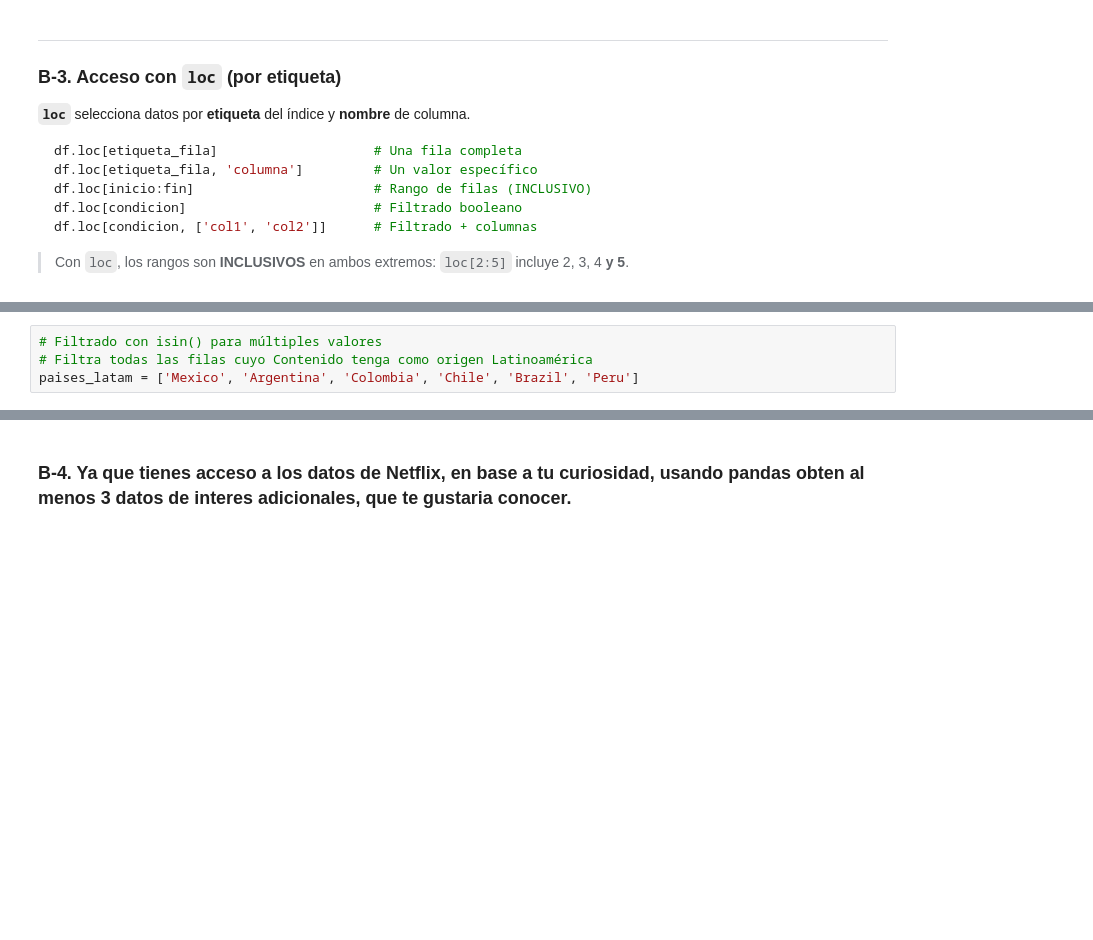
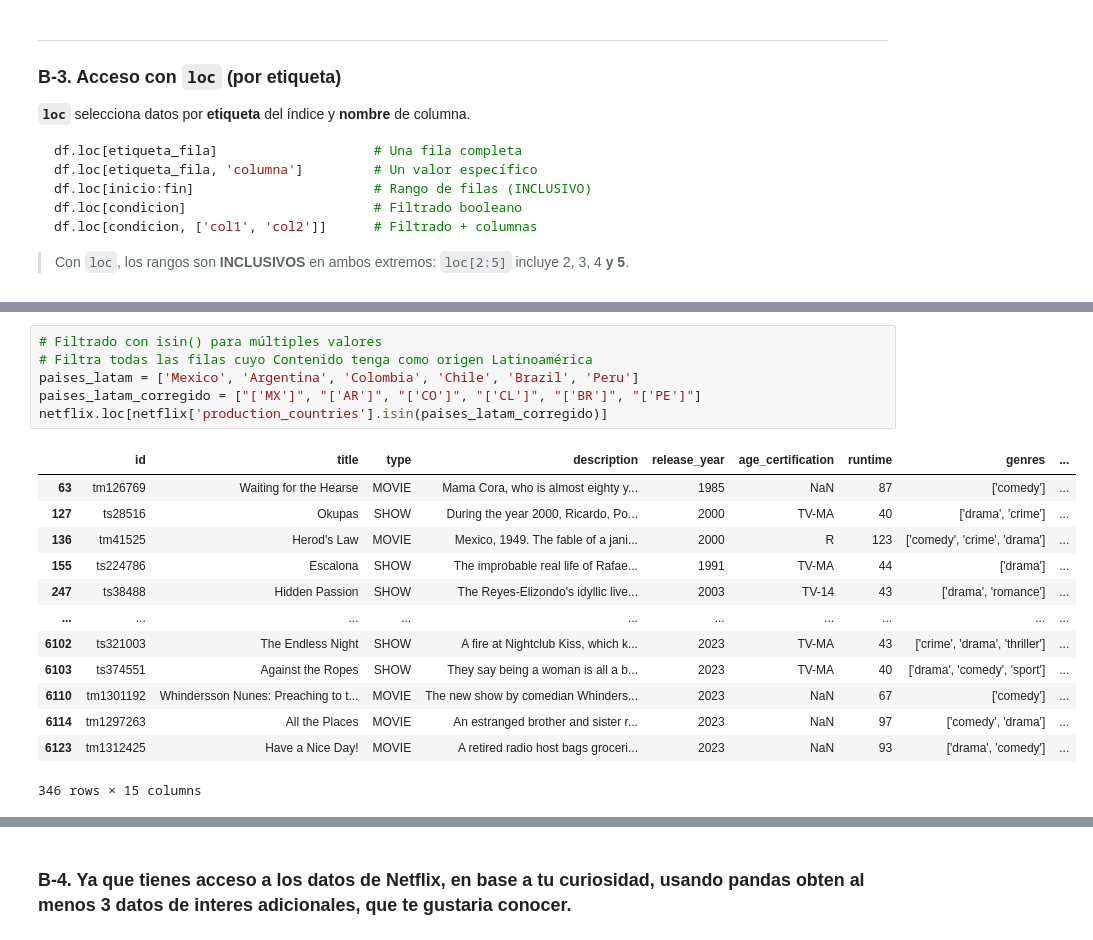
Before and after one commit to sghast/ADD, a Jupyter notebook: Parte 2 Deber/Concatenacion datos y analisis texto.ipynb, the cells around one changed output, grey strips where cells are left out. Saved outputs shown, nothing was run; the diff lists cells and outputs as text; blank space fills up the shorter version.

```diff
--- a/Parte 2 Deber/Concatenacion datos y analisis texto.ipynb
+++ b/Parte 2 Deber/Concatenacion datos y analisis texto.ipynb
@@ -419,7 +456,23 @@ df.loc[condicion, ['col1', 'col2']]      # Filtrado + columnas
 # %%
 # Filtrado con isin() para múltiples valores
 # Filtra todas las filas cuyo Contenido tenga como origen Latinoamérica
 paises_latam = ['Mexico', 'Argentina', 'Colombia', 'Chile', 'Brazil', 'Peru']
+paises_latam_corregido = ["['MX']", "['AR']", "['CO']", "['CL']", "['BR']", "['PE']"]
+netflix.loc[netflix['production_countries'].isin(paises_latam_corregido)]
+# %% [output]
+|  | id | title | type | description | release_year | age_certification | runtime | genres | ... |
+| 63 | tm126769 | Waiting for the Hearse | MOVIE | Mama Cora, who is almost eighty y... | 1985 | NaN | 87 | ['comedy'] | ... |
+| 127 | ts28516 | Okupas | SHOW | During the year 2000, Ricardo, Po... | 2000 | TV-MA | 40 | ['drama', 'crime'] | ... |
+| 136 | tm41525 | Herod's Law | MOVIE | Mexico, 1949. The fable of a jani... | 2000 | R | 123 | ['comedy', 'crime', 'drama'] | ... |
+| 155 | ts224786 | Escalona | SHOW | The improbable real life of Rafae... | 1991 | TV-MA | 44 | ['drama'] | ... |
+| 247 | ts38488 | Hidden Passion | SHOW | The Reyes-Elizondo's idyllic live... | 2003 | TV-14 | 43 | ['drama', 'romance'] | ... |
+| ... | ... | ... | ... | ... | ... | ... | ... | ... | ... |
+| 6102 | ts321003 | The Endless Night | SHOW | A fire at Nightclub Kiss, which k... | 2023 | TV-MA | 43 | ['crime', 'drama', 'thriller'] | ... |
+| 6103 | ts374551 | Against the Ropes | SHOW | They say being a woman is all a b... | 2023 | TV-MA | 40 | ['drama', 'comedy', 'sport'] | ... |
+| 6110 | tm1301192 | Whindersson Nunes: Preaching to t... | MOVIE | The new show by comedian Whinders... | 2023 | NaN | 67 | ['comedy'] | ... |
+| 6114 | tm1297263 | All the Places | MOVIE | An estranged brother and sister r... | 2023 | NaN | 97 | ['comedy', 'drama'] | ... |
+| 6123 | tm1312425 | Have a Nice Day! | MOVIE | A retired radio host bags groceri... | 2023 | NaN | 93 | ['drama', 'comedy'] | ... |
+346 rows × 15 columns
 # %%
 # str.contains(): filtrado por texto parcial en columna
 # Títulos que contengan 'Love' en el nombre
```
Also changed, not shown: parts of 15 cells of this notebook, 1 other file.
